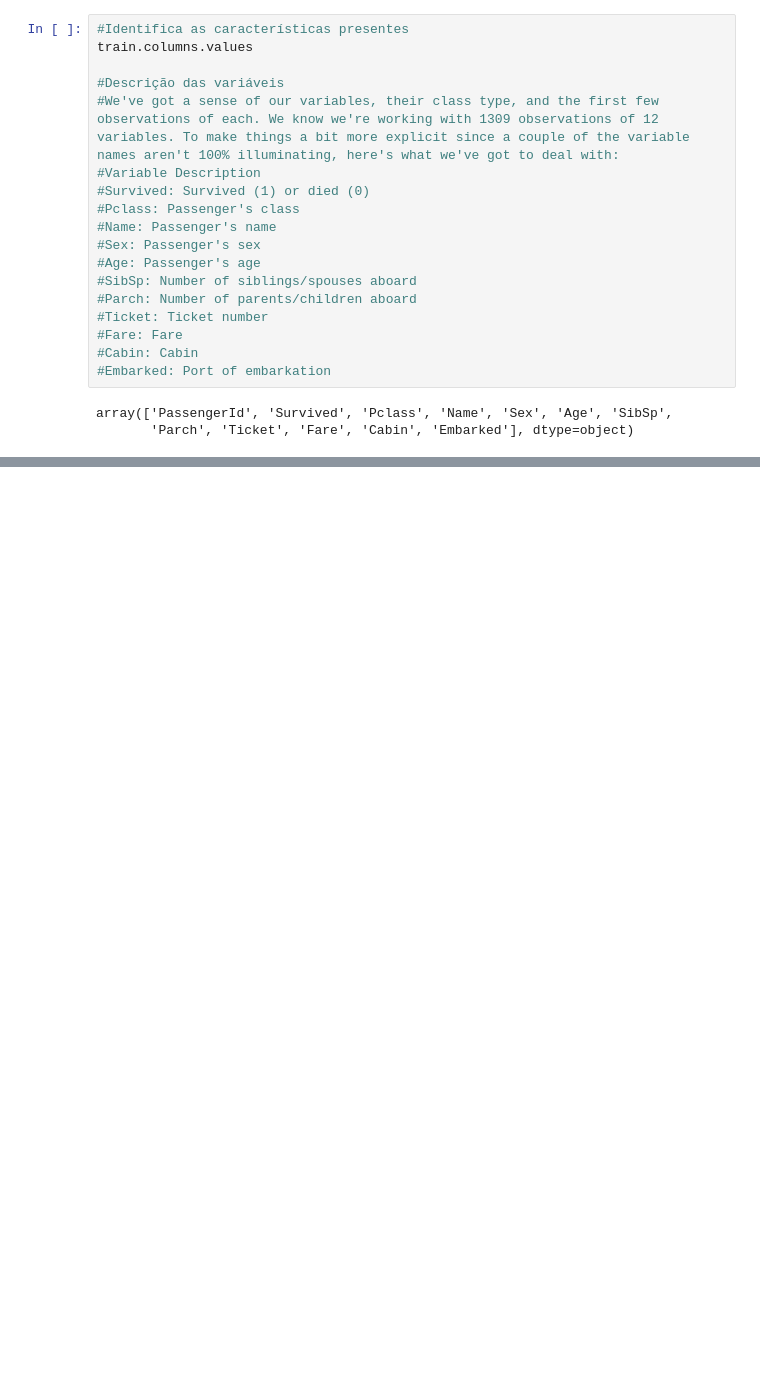
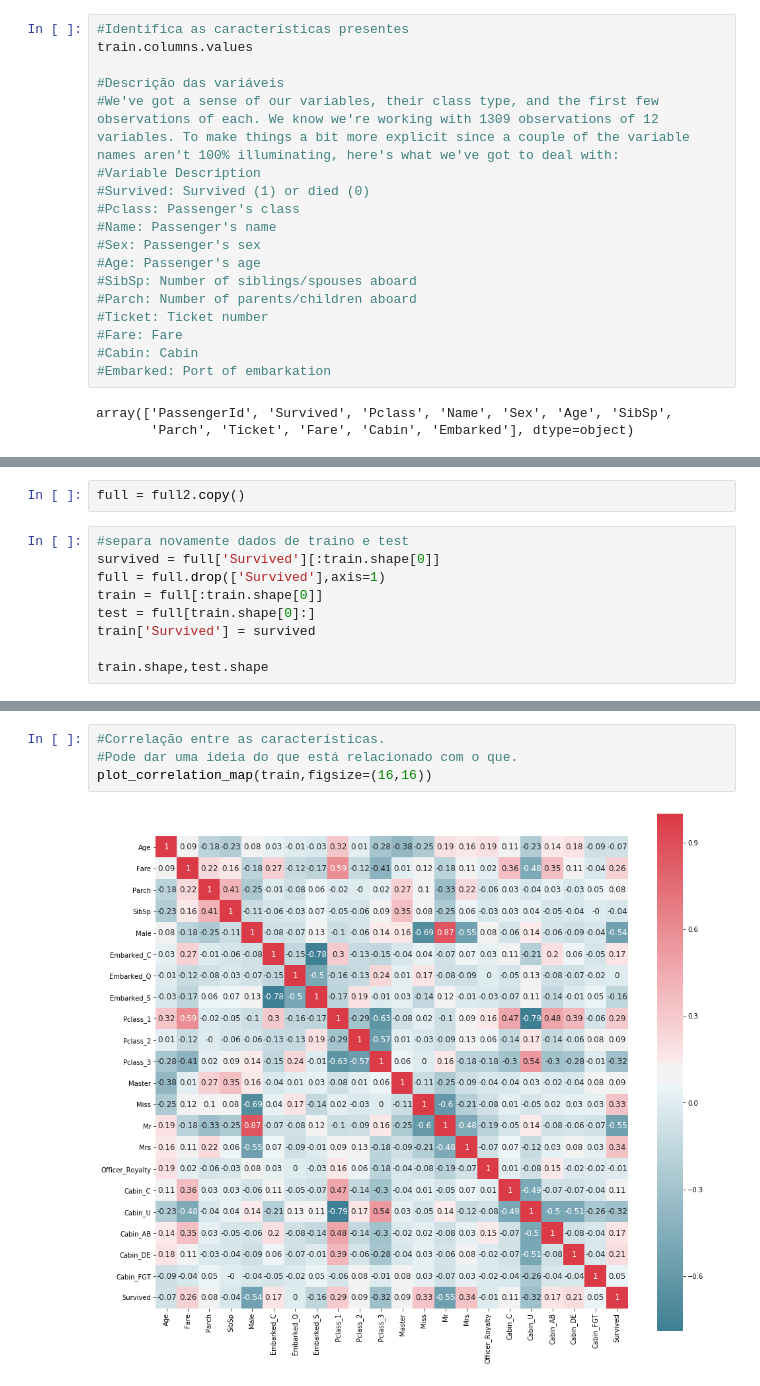
Before and after one commit to cordeirolibel/RPI, a Jupyter notebook: APS01/titanic_projeto01.ipynb, the cells around one changed output, grey strips where cells are left out. Drawn from its saved outputs; the diff is of its cells as text; blank space fills up the shorter version.

```diff
--- a/APS01/titanic_projeto01.ipynb
+++ b/APS01/titanic_projeto01.ipynb
@@ -343,0 +361,11 @@ preditor = clf.predict(X_test)
+# %%
+full = full2.copy()
+# %%
+#separa novamente dados de traino e test
+survived = full['Survived'][:train.shape[0]]
+full = full.drop(['Survived'],axis=1)
+train = full[:train.shape[0]]
+test = full[train.shape[0]:]
+train['Survived'] = survived
+
+train.shape,test.shape
@@ -343,0 +388,6 @@ preditor = clf.predict(X_test)
+# %%
+#Correlação entre as características.
+#Pode dar uma ideia do que está relacionado com o que.
+plot_correlation_map(train,figsize=(16,16))
+# %% [output]
+[figure, added]
```
Also changed, not shown: parts of 41 cells of this notebook, 1 other file.
